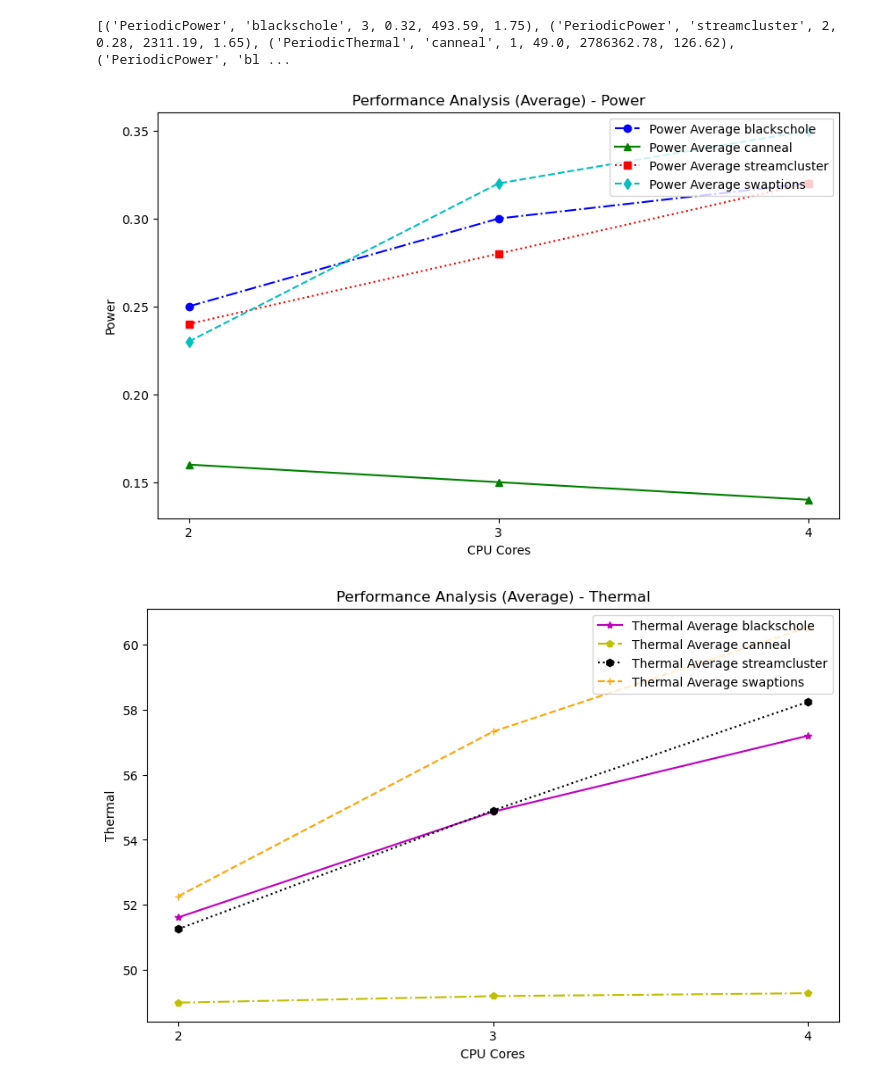
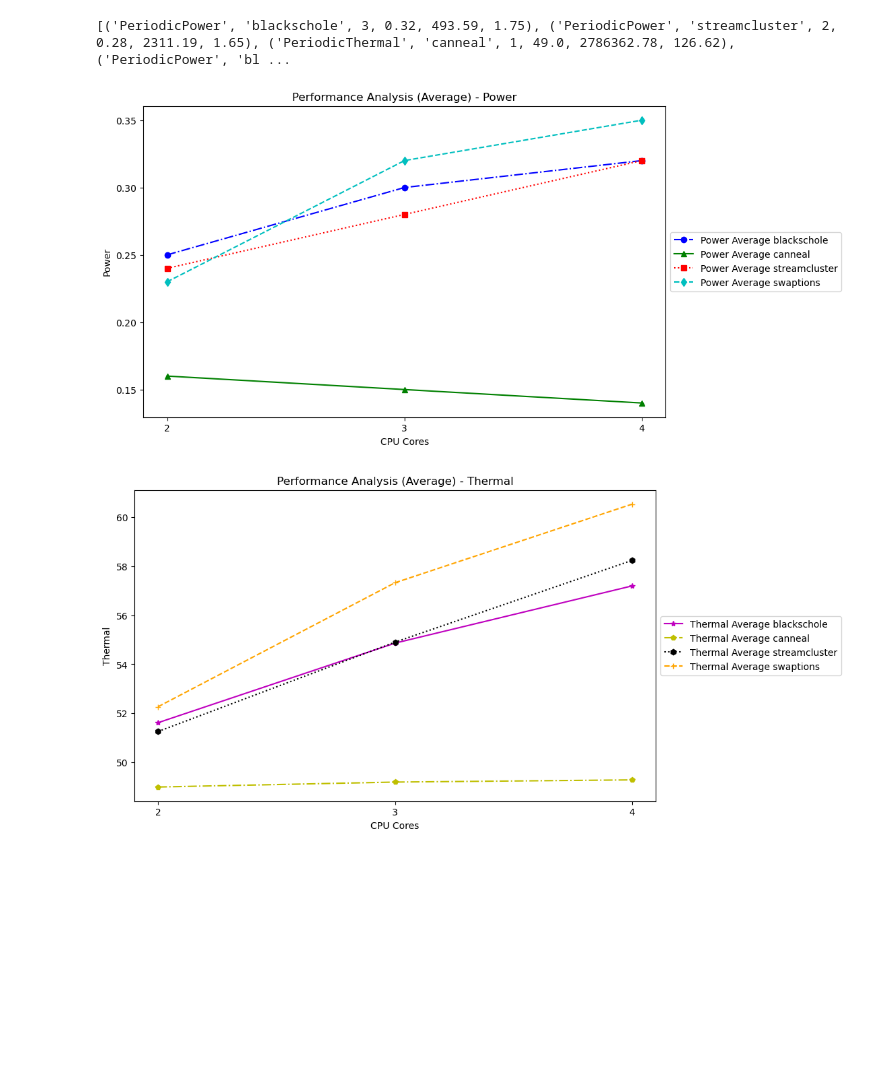
Before and after one commit to eeec-g3/HotSniper, a Jupyter notebook: plot/plot_mt_power_thermal.ipynb, the cells around one changed output. Drawn from its saved outputs; the diff is of its cells as text; code cells hidden in the pictures; blank space fills up the shorter version.

Commit message:
feat. output as pdf and adjust place of the legend

```diff
--- a/plot/plot_mt_power_thermal.ipynb
+++ b/plot/plot_mt_power_thermal.ipynb
@@ -65,33 +65,36 @@ def plot_axes(data, y_label, x_label, title):
     colors = ['b', 'g', 'r', 'c', 'm', 'y', 'k', 'orange', 'purple', 'brown', 'pink', 'gray', 'olive', 'cyan']  # Add more colors
 
     for metric, dataset in data.items():
         for index, (label, values) in enumerate(sorted(dataset.items())):
             if y_label in label:
                 values = sorted(values, key=lambda x: x[0])  # Sort by CPU cores
                 x_values = [v[0]+1 for v in values]
                 y_values = [v[1] for v in values]
 
                 line_color = colors[index % len(colors)]
                 ax.plot(x_values, y_values, label=f'{y_label} {metric} {label.split()[-1]}',
                         marker=markers[index % len(markers)], linestyle=linestyle[index % len(linestyle)], color=line_color)
-                ax.legend(loc='upper right')
+
+    # Place the legend outside of the plot area
+    ax.legend(loc='center left', bbox_to_anchor=(1, 0.5))
 
     ax.set_xlabel(x_label)
     ax.set_ylabel(y_label)
     ax.xaxis.set_major_locator(mticker.MaxNLocator(integer=True))  # Only display integer ticks
     plt.title(title)
+    plt.savefig(f'{title}.pdf', bbox_inches='tight')  # Save the figure as a PDF file
     plt.show()
 
 metrics_data = {'Average': defaultdict(list), 'Peak': defaultdict(list)}
 
 for tag, project, core, avg, total_sum, peak in processed_results:
     metrics_data['Average'][f'{tag} {project}'].append((core, avg))
     metrics_data['Peak'][f'{tag} {project}'].append((core, peak))
 
 for metric, data in metrics_data.items():
     plot_axes({metric: data}, 'Power', 'CPU Cores', f'Performance Analysis ({metric}) - Power')
     plot_axes({metric: data}, 'Thermal', 'CPU Cores', f'Performance Analysis ({metric}) - Thermal')
 # %% [output]
 [('PeriodicPower', 'blackschole', 3, 0.32, 493.59, 1.75), ('PeriodicPower', 'streamcluster', 2, 0.28, 2311.19, 1.65), ('PeriodicThermal', 'canneal', 1, 49.0, 2786362.78, 126.62), ('PeriodicPower', 'bl ...
-[figure, old version]
+[figure, new version]
-[figure, old version]
+[figure, new version]
```
Also changed, not shown: parts of 1 cell of this notebook.
